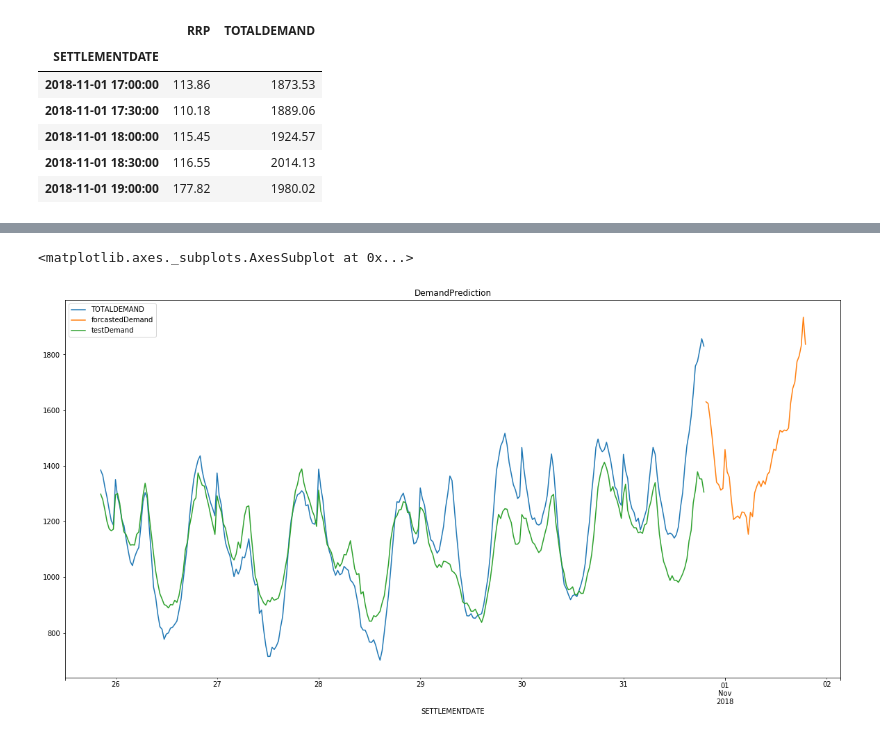
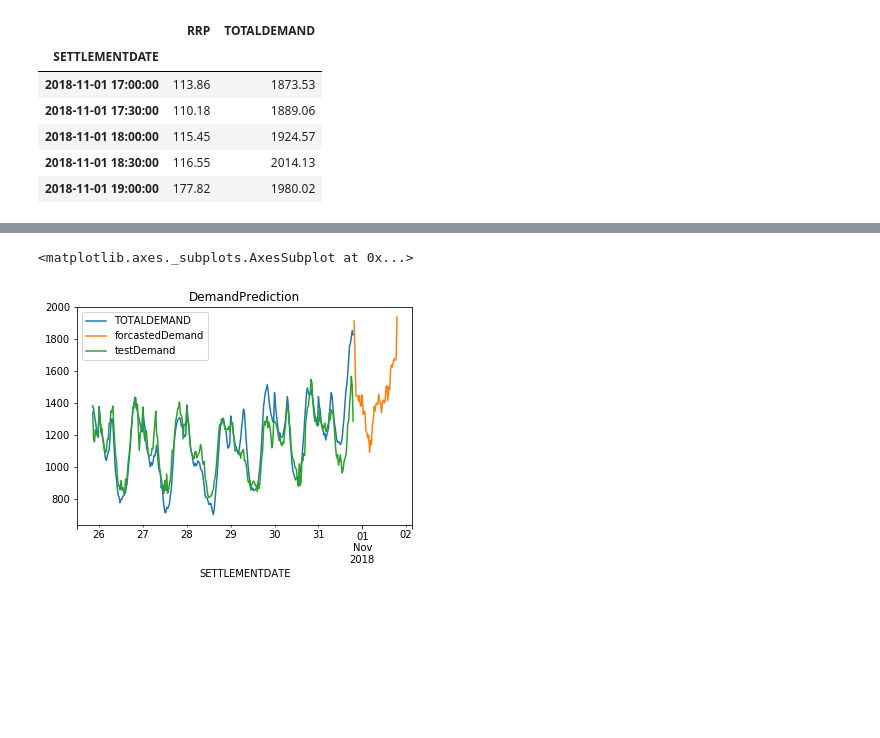
Before and after one commit to shashankgd/EL_Demo, a Jupyter notebook: EL_demand2.ipynb, the cells around one changed output, grey strips where cells are left out. Saved outputs shown, nothing was run; the diff lists cells and outputs as text; code cells hidden in the pictures; blank space fills up the shorter version.

```diff
--- a/EL_demand2.ipynb
+++ b/EL_demand2.ipynb
@@ -265,4 +265,7 @@ SETTLEMENTDATE
 # %%
+forcast_demand = regressor.predict(forcast_ip_scaled.reshape(48,2,1))     #This should give row no 10 for 9th row input
+
+forcast_demand = sc_target.inverse_transform(forcast_demand).round(2)  #This should give row no 10
 
 fs_df = get_dates(48,result.index[-1])
 fs_df['forcastedDemand'] = forcast_demand.round(2)
@@ -281,4 +284,4 @@ SETTLEMENTDATE
 <matplotlib.axes._subplots.AxesSubplot at 0x...>
-[figure, old version]
+[figure, new version]
 # %%
 result.to_csv('result2.csv')
```
Also changed, not shown: parts of 7 cells of this notebook, 1 other file.
